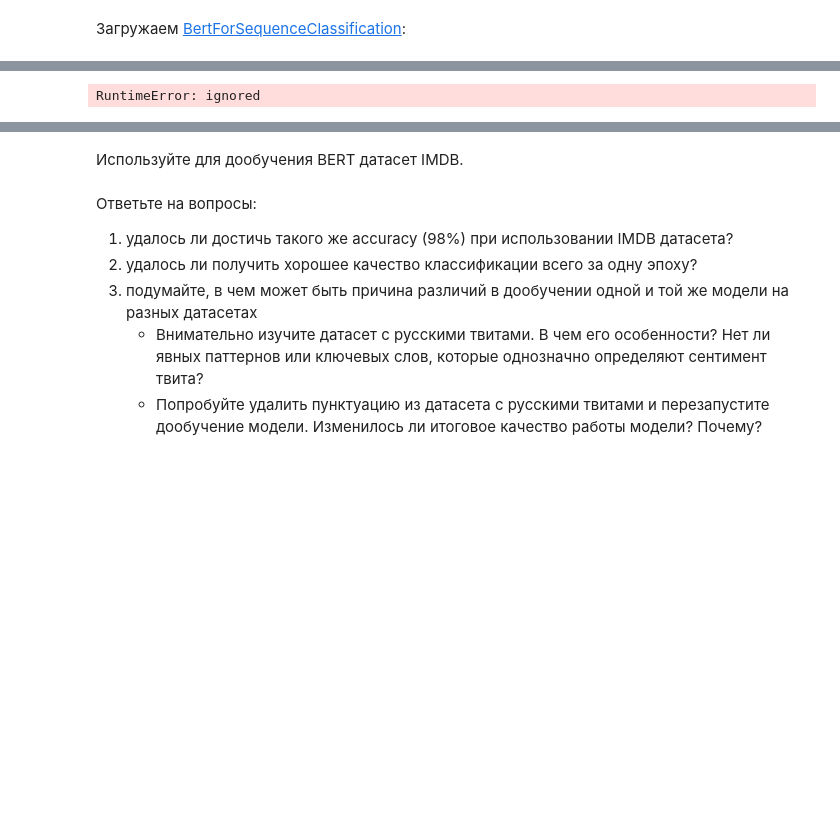
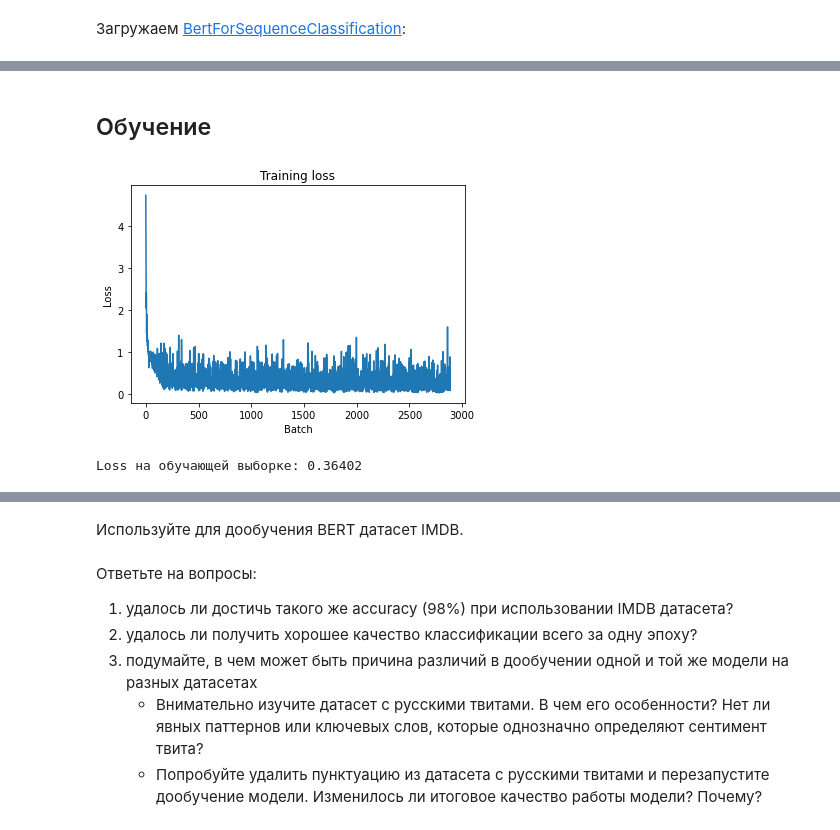
Before and after one commit to ArtemNechaev/stepik_nnets, a Jupyter notebook: task9_bert_IMDB.ipynb, the cells around one changed output, grey strips where cells are left out. Saved outputs shown, nothing was run; the diff lists cells and outputs as text; code cells hidden in the pictures; blank space fills up the shorter version.

```diff
--- a/task9_bert_IMDB.ipynb
+++ b/task9_bert_IMDB.ipynb
@@ -141,8 +79,0 @@ train_masks, validation_masks, _, _ = train_test_split(
-# %%
-train_inputs = torch.tensor(train_inputs)
-train_labels = torch.tensor(train_labels)
-train_masks = torch.tensor(train_masks)
-
-validation_inputs = torch.tensor(validation_inputs)
-validation_labels = torch.tensor(validation_labels)
-validation_masks = torch.tensor(validation_masks)
@@ -149,8 +152,8 @@ validation_masks = torch.tensor(validation_masks)
 # %%
-train_data = TensorDataset(train_inputs, train_masks, train_labels)
+train_data = prepare_data2(train_texts, train_labels, max_sent_len = 300,)
 train_dataloader = DataLoader(
     train_data,
     sampler=RandomSampler(train_data),
-    batch_size=1
+    batch_size=10
 )
 # %%
@@ -176,3 +225,9 @@ model.cuda()
+# %% [markdown]
+## Обучение
+# %%
+model = Model2()
+model.cuda()
+print()
 # %%
 param_optimizer = list(model.named_parameters())
 no_decay = ['bias', 'gamma', 'beta']
@@ -198,69 +254,38 @@ train_loss = 0
 model.train()
 
 
-for step, batch in enumerate(train_dataloader):
+for step, batch in tqdm(enumerate(train_dataloader)):
     # добавляем батч для вычисления на GPU
     batch = tuple(t.to(device) for t in batch)
     # Распаковываем данные из dataloader
-    b_input_ids, b_input_mask, b_labels = batch
+    #b_input_ids, b_input_mask, b_labels, b_sent_ids = batch
 
     # если не сделать .zero_grad(), градиенты будут накапливаться
     optimizer.zero_grad()
 
     # Forward pass
-    loss = model(b_input_ids, token_type_ids=None, attention_mask=b_input_mask, labels=b_labels)
+    logits, loss = model(*batch)
 
-    train_loss_set.append(loss[0].item())
+    train_loss_set.append(loss.item())
 
     # Backward pass
-    loss[0].backward()
+    loss.backward()
 
     # Обновляем параметры и делаем шаг используя посчитанные градиенты
     optimizer.step()
 
     # Обновляем loss
-    train_loss += loss[0].item()
+    train_loss += loss.item()
 
     # Рисуем график
     clear_output(True)
     plt.plot(train_loss_set)
     plt.title("Training loss")
     plt.xlabel("Batch")
     plt.ylabel("Loss")
     plt.show()
 
 print("Loss на обучающей выборке: {0:.5f}".format(train_loss / len(train_dataloader)))
-
-
-# Валидация
-# Переводим модель в evaluation mode
-model.eval()
-
-valid_preds, valid_labels = [], []
-
-for batch in validation_dataloader:
-    # добавляем батч для вычисления на GPU
-    batch = tuple(t.to(device) for t in batch)
-
-    # Распаковываем данные из dataloader
-    b_input_ids, b_input_mask, b_labels = batch
-
-    # При использовании .no_grad() модель не будет считать и хранить градиенты.
-    # Это ускорит процесс предсказания меток для валидационных данных.
-    with torch.no_grad():
-        logits = model(b_input_ids, token_type_ids=None, attention_mask=b_input_mask)
-
-    # Перемещаем logits и метки классов на CPU для дальнейшей работы
-    logits = logits[0].detach().cpu().numpy()
-    label_ids = b_labels.to('cpu').numpy()
-
-    batch_preds = np.argmax(logits, axis=1)
-    batch_labels = np.concatenate(label_ids)
-    valid_preds.extend(batch_preds)
-    valid_labels.extend(batch_labels)
-
-print("Процент правильных предсказаний на валидационной выборке: {0:.2f}%".format(
-    accuracy_score(valid_labels, valid_preds) * 100
-))
 # %% [output]
+[figure, added]
-RuntimeError: ignored
+Loss на обучающей выборке: 0.36402
```
Also changed, not shown: parts of 37 cells of this notebook.
